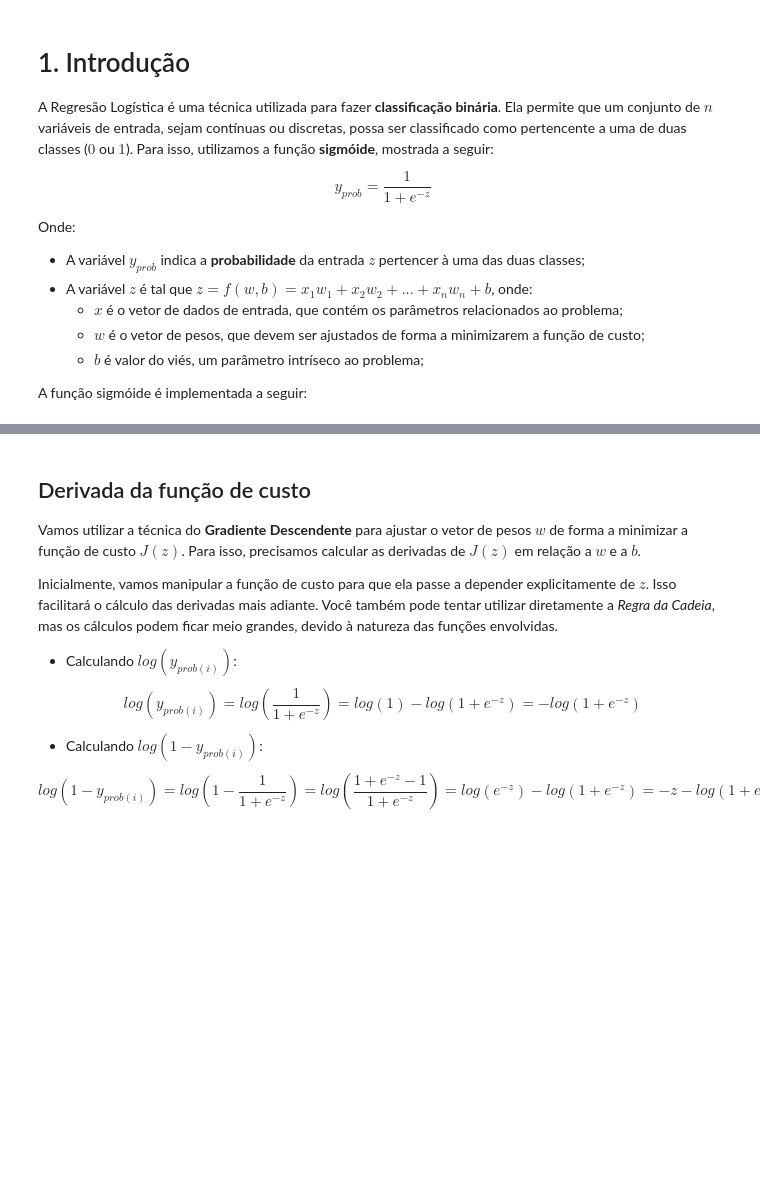
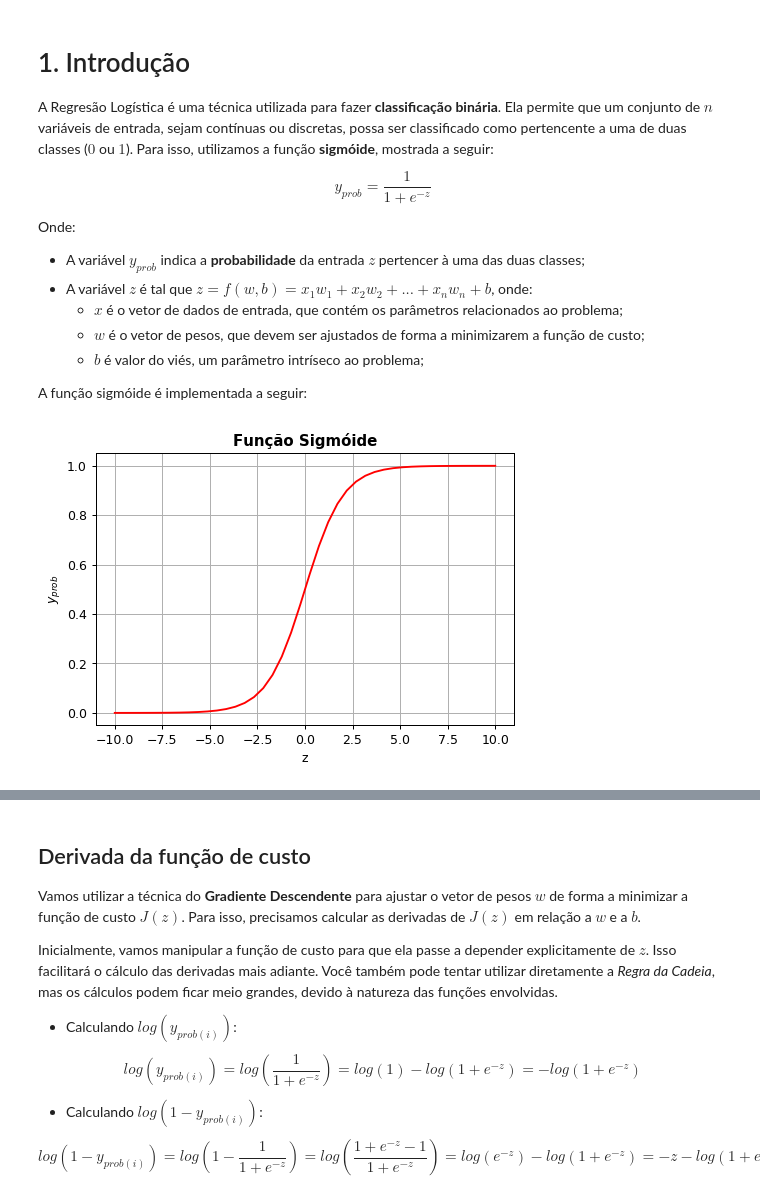
Before and after one commit to ZaqueuCavalcante/Machine-Learning, a Jupyter notebook: CLS01-Logistic-Regression.ipynb, the cells around one changed output, grey strips where cells are left out. Saved outputs shown, nothing was run; the diff lists cells and outputs as text; code cells hidden in the pictures; blank space fills up the shorter version.

```diff
--- a/CLS01-Logistic-Regression.ipynb
+++ b/CLS01-Logistic-Regression.ipynb
@@ -29,16 +29,18 @@ A função sigmóide é implementada a seguir:
 # %%
 def sigmoide(z):
     return 1/(1 + np.exp(-z))
 
 z = np.linspace(-10, 10, 42)
 y_prob = sigmoide(z)
 
 plt.figure(dpi=90)
-plt.scatter(z, y_prob, color='r')
+plt.plot(z, y_prob, color='r')
 plt.title('Função Sigmóide', fontweight="bold")
 plt.xlabel('z')
 plt.ylabel('$y_{prob}$')
 plt.grid()
+# %% [output]
+[figure, added]
 # %% [markdown]
 ## Função de Custo
 
```
Also changed, not shown: parts of 2 cells of this notebook, 1 other file.
